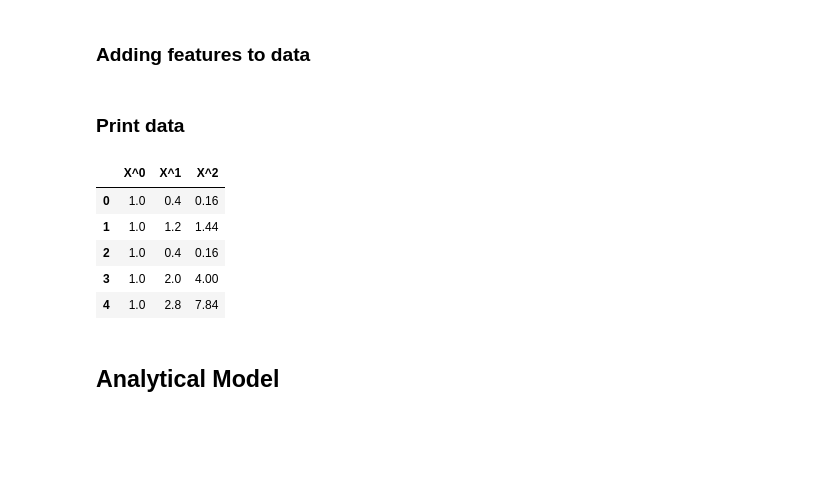
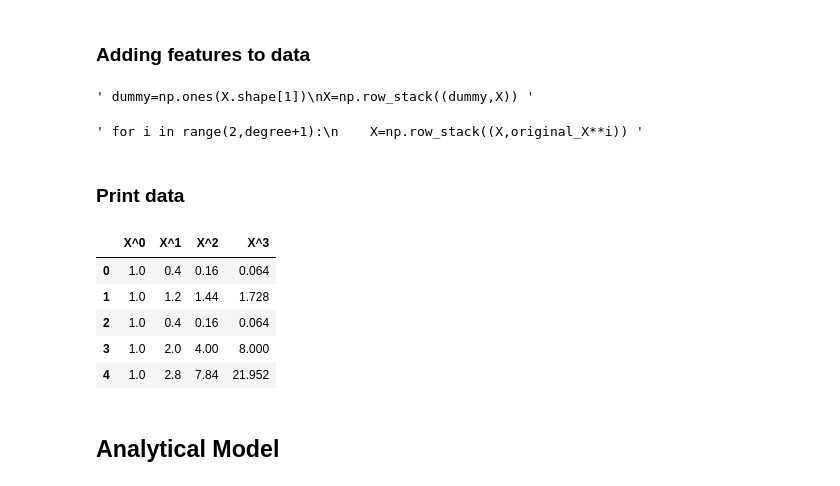
Before and after one commit to Nailsonseat/Machine-Learning, a Jupyter notebook: Polynomial Regression.ipynb, the cells around one changed output. Drawn from its saved outputs; the diff is of its cells as text; code cells hidden in the pictures; blank space fills up the shorter version.

```diff
--- a/Polynomial Regression.ipynb
+++ b/Polynomial Regression.ipynb
@@ -50,8 +50,12 @@ degree=2
 # %%
 original_X=X
 # %%
-dummy=np.ones(X.shape[1])
-X=np.row_stack((dummy,X))
+""" dummy=np.ones(X.shape[1])
+X=np.row_stack((dummy,X)) """
+# %% [output]
+' dummy=np.ones(X.shape[1])\nX=np.row_stack((dummy,X)) '
 # %%
-for i in range(2,degree+1):
-    X=np.row_stack((X,original_X**i))
+""" for i in range(2,degree+1):
+    X=np.row_stack((X,original_X**i)) """
+# %% [output]
+' for i in range(2,degree+1):\n    X=np.row_stack((X,original_X**i)) '
@@ -58,14 +71,17 @@ for i in range(2,degree+1):
 # %% [markdown]
 ### Print data
-# %%
-pd.DataFrame(X.T,columns=['X^0','X^1','X^2'])
-# %% [output]
-|  | X^0 | X^1 | X^2 |
-| 0 | 1.0 | 0.4 | 0.16 |
-| 1 | 1.0 | 1.2 | 1.44 |
-| 2 | 1.0 | 0.4 | 0.16 |
-| 3 | 1.0 | 2.0 | 4.00 |
-| 4 | 1.0 | 2.8 | 7.84 |
+# %%
+col=[]
+for i in range(degree+1):
+    col.append('X^'+str(i))
+pd.DataFrame(X.T,columns=col)
+# %% [output]
+|  | X^0 | X^1 | X^2 | X^3 |
+| 0 | 1.0 | 0.4 | 0.16 | 0.064 |
+| 1 | 1.0 | 1.2 | 1.44 | 1.728 |
+| 2 | 1.0 | 0.4 | 0.16 | 0.064 |
+| 3 | 1.0 | 2.0 | 4.00 | 8.000 |
+| 4 | 1.0 | 2.8 | 7.84 | 21.952 |
 # %% [markdown]
 ## Analytical Model
 # %%
```
Also changed, not shown: parts of 9 cells of this notebook.
